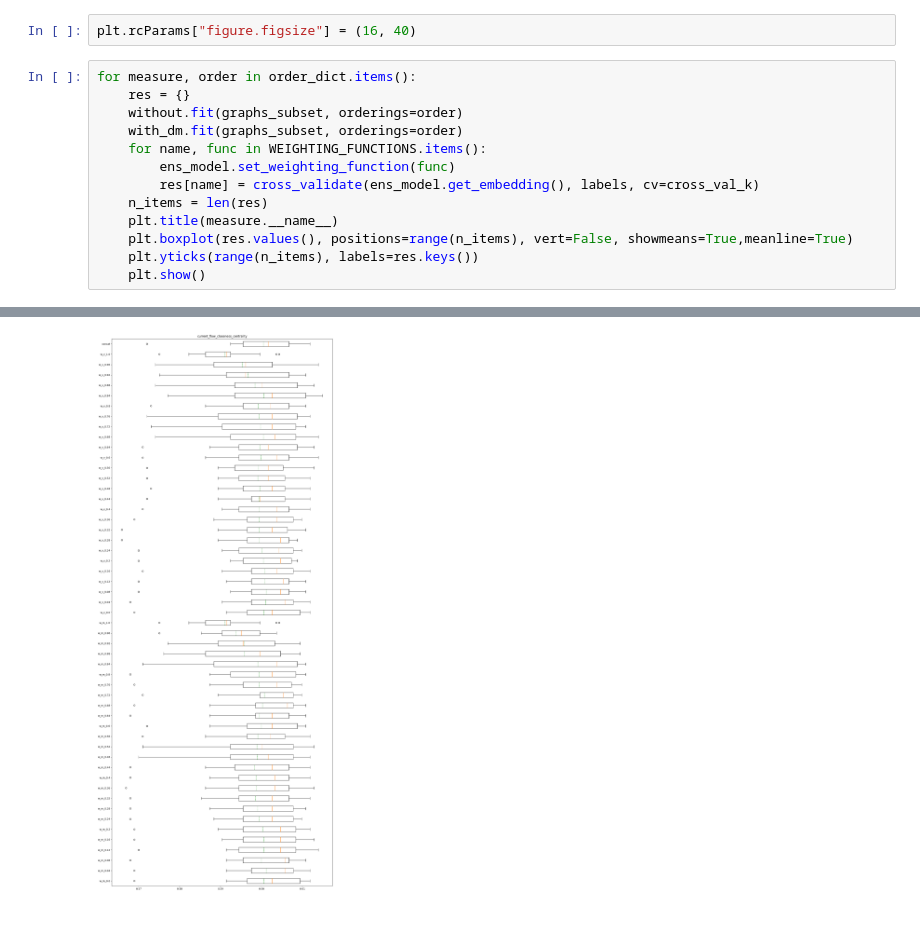
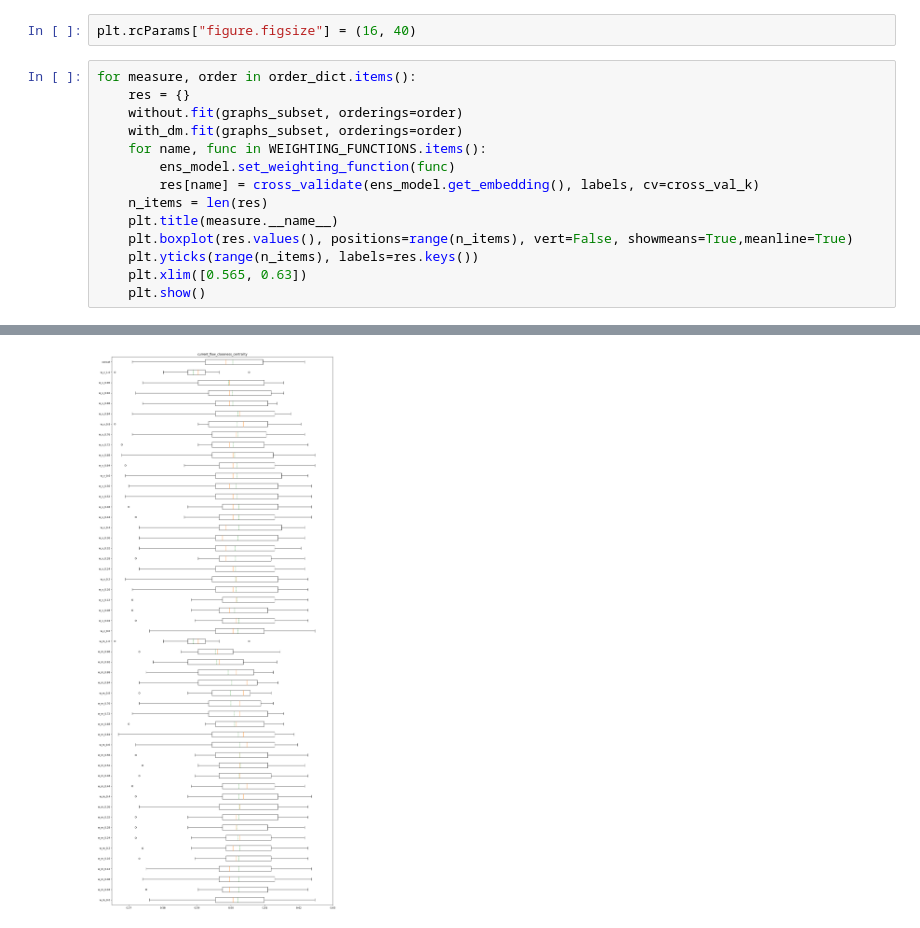
Before and after one commit to ejowik/2023L-machine-learning-on-graphs, a Jupyter notebook: notebooks/experiments_with_ordering.ipynb, the cells around one changed output, grey strips where cells are left out. Cells and saved outputs as stored; diff of their text form.

Commit message:
unifying the xlim of boxplots

```diff
--- a/notebooks/experiments_with_ordering.ipynb
+++ b/notebooks/experiments_with_ordering.ipynb
@@ -199,5 +199,6 @@ for measure, order in order_dict.items():
     plt.title(measure.__name__)
     plt.boxplot(res.values(), positions=range(n_items), vert=False, showmeans=True,meanline=True)
     plt.yticks(range(n_items), labels=res.keys())
+    plt.xlim([0.565, 0.63])
     plt.show()
 # %% [output]
@@ -205 +206 @@ for measure, order in order_dict.items():
-[figure, old version]
+[figure, new version]
```
Also changed, not shown: parts of 2 cells of this notebook.
